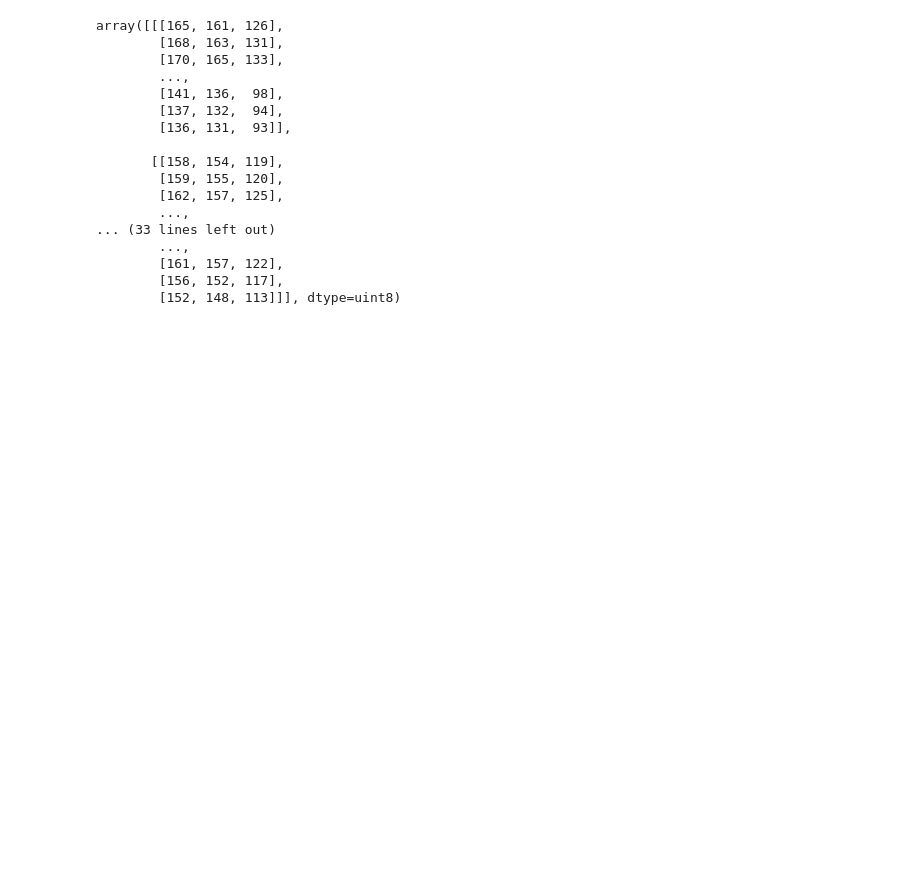
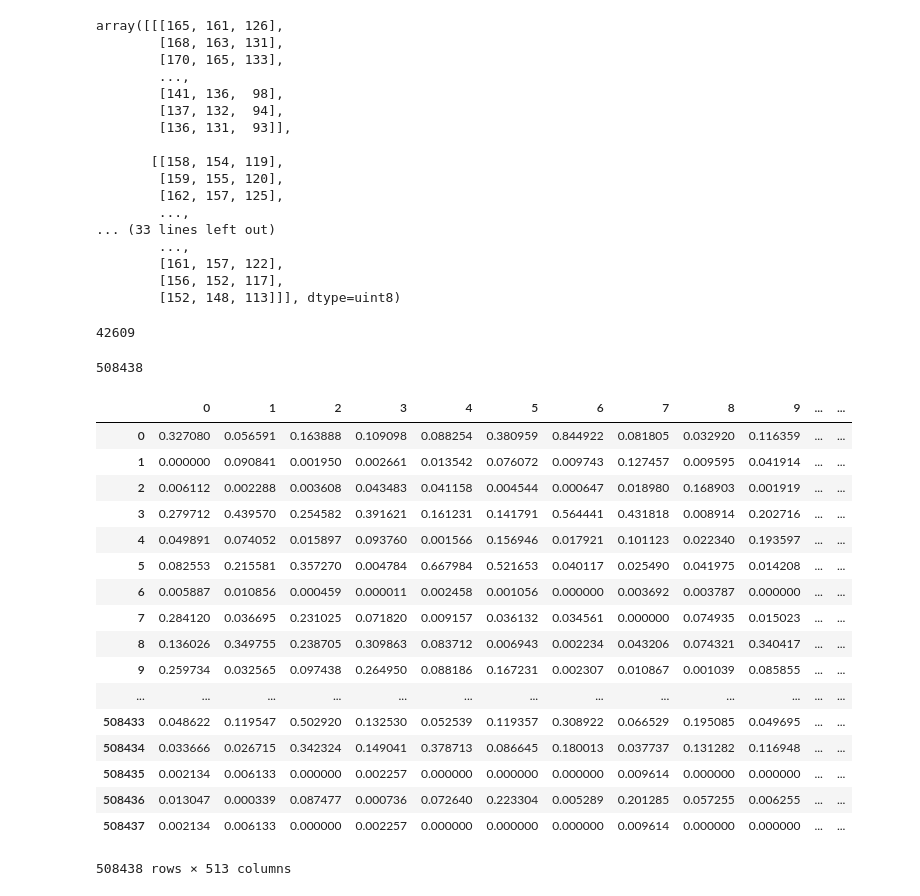
Before and after one commit to ytac8/Avito, a Jupyter notebook: notebook/EDA.ipynb, the cells around one changed output. Drawn from its saved outputs; the diff is of its cells as text; code cells hidden in the pictures; blank space fills up the shorter version.

```diff
--- a/notebook/EDA.ipynb
+++ b/notebook/EDA.ipynb
@@ -120,0 +123,31 @@ array([[[165, 161, 126],
+# %%
+len(test[test['image'].isnull()])
+# %% [output]
+42609
+# %%
+len(test)
+# %% [output]
+508438
+# %%
+testdata= pd.read_hdf('../src/imageNet/features/test_image_feature.h5', 'table')
+# %%
+testdata
+# %% [output]
+|  | 0 | 1 | 2 | 3 | 4 | 5 | 6 | 7 | 8 | 9 | ... | ... |
+| 0 | 0.327080 | 0.056591 | 0.163888 | 0.109098 | 0.088254 | 0.380959 | 0.844922 | 0.081805 | 0.032920 | 0.116359 | ... | ... |
+| 1 | 0.000000 | 0.090841 | 0.001950 | 0.002661 | 0.013542 | 0.076072 | 0.009743 | 0.127457 | 0.009595 | 0.041914 | ... | ... |
+| 2 | 0.006112 | 0.002288 | 0.003608 | 0.043483 | 0.041158 | 0.004544 | 0.000647 | 0.018980 | 0.168903 | 0.001919 | ... | ... |
+| 3 | 0.279712 | 0.439570 | 0.254582 | 0.391621 | 0.161231 | 0.141791 | 0.564441 | 0.431818 | 0.008914 | 0.202716 | ... | ... |
+| 4 | 0.049891 | 0.074052 | 0.015897 | 0.093760 | 0.001566 | 0.156946 | 0.017921 | 0.101123 | 0.022340 | 0.193597 | ... | ... |
+| 5 | 0.082553 | 0.215581 | 0.357270 | 0.004784 | 0.667984 | 0.521653 | 0.040117 | 0.025490 | 0.041975 | 0.014208 | ... | ... |
+| 6 | 0.005887 | 0.010856 | 0.000459 | 0.000011 | 0.002458 | 0.001056 | 0.000000 | 0.003692 | 0.003787 | 0.000000 | ... | ... |
+| 7 | 0.284120 | 0.036695 | 0.231025 | 0.071820 | 0.009157 | 0.036132 | 0.034561 | 0.000000 | 0.074935 | 0.015023 | ... | ... |
+| 8 | 0.136026 | 0.349755 | 0.238705 | 0.309863 | 0.083712 | 0.006943 | 0.002234 | 0.043206 | 0.074321 | 0.340417 | ... | ... |
+| 9 | 0.259734 | 0.032565 | 0.097438 | 0.264950 | 0.088186 | 0.167231 | 0.002307 | 0.010867 | 0.001039 | 0.085855 | ... | ... |
+| ... | ... | ... | ... | ... | ... | ... | ... | ... | ... | ... | ... | ... |
+| 508433 | 0.048622 | 0.119547 | 0.502920 | 0.132530 | 0.052539 | 0.119357 | 0.308922 | 0.066529 | 0.195085 | 0.049695 | ... | ... |
+| 508434 | 0.033666 | 0.026715 | 0.342324 | 0.149041 | 0.378713 | 0.086645 | 0.180013 | 0.037737 | 0.131282 | 0.116948 | ... | ... |
+| 508435 | 0.002134 | 0.006133 | 0.000000 | 0.002257 | 0.000000 | 0.000000 | 0.000000 | 0.009614 | 0.000000 | 0.000000 | ... | ... |
+| 508436 | 0.013047 | 0.000339 | 0.087477 | 0.000736 | 0.072640 | 0.223304 | 0.005289 | 0.201285 | 0.057255 | 0.006255 | ... | ... |
+| 508437 | 0.002134 | 0.006133 | 0.000000 | 0.002257 | 0.000000 | 0.000000 | 0.000000 | 0.009614 | 0.000000 | 0.000000 | ... | ... |
+508438 rows × 513 columns
```
Also changed, not shown: parts of 4 cells of this notebook, 2 other files.
